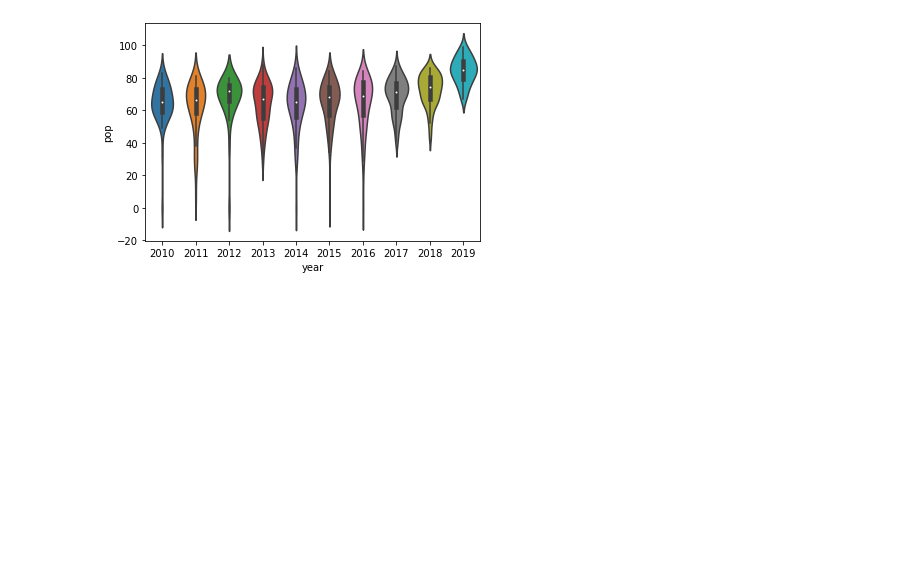
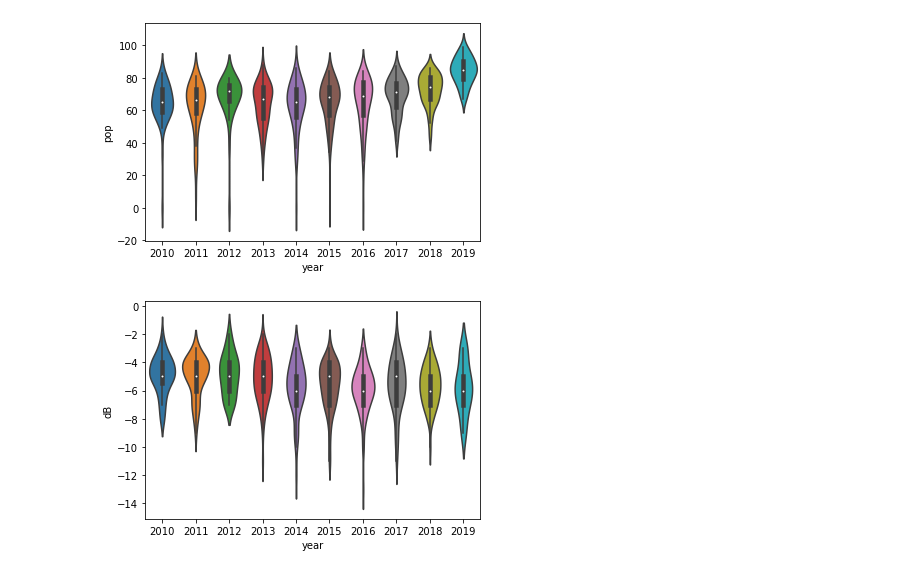
Before and after one commit to amarmuju/amarmuju.github.io, a Jupyter notebook: finalproject.ipynb, the cells around one changed output. Drawn from its saved outputs; the diff is of its cells as text; code cells hidden in the pictures; blank space fills up the shorter version.

```diff
--- a/finalproject.ipynb
+++ b/finalproject.ipynb
@@ -141,0 +140,5 @@ ax = sns.violinplot(x = 'year', y = 'pop', data = data)
+# %%
+data = data.drop(data[data.year == 2016].dB.idxmin())
+ax = sns.violinplot(x = 'year', y = 'dB', data = data)
+# %% [output]
+[figure, added]
```
Also changed, not shown: parts of 1 cell of this notebook.
